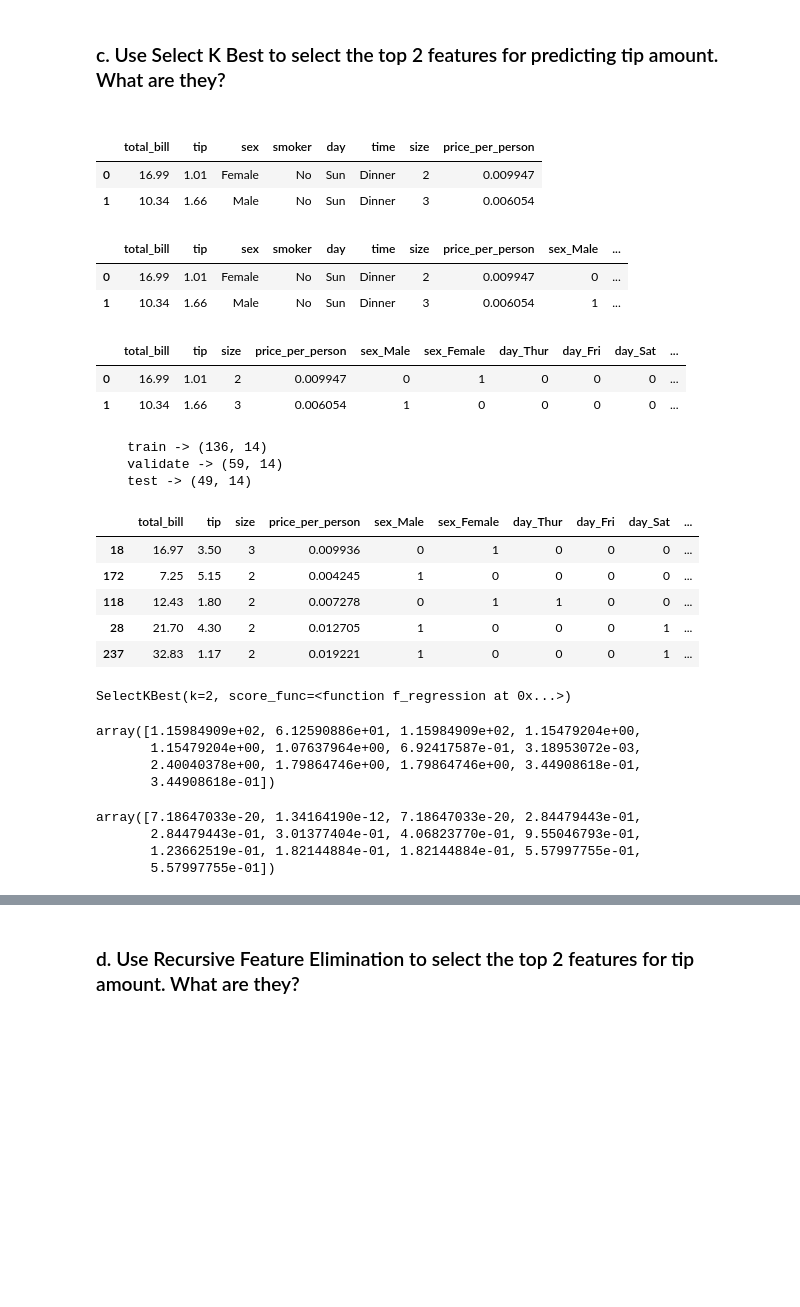
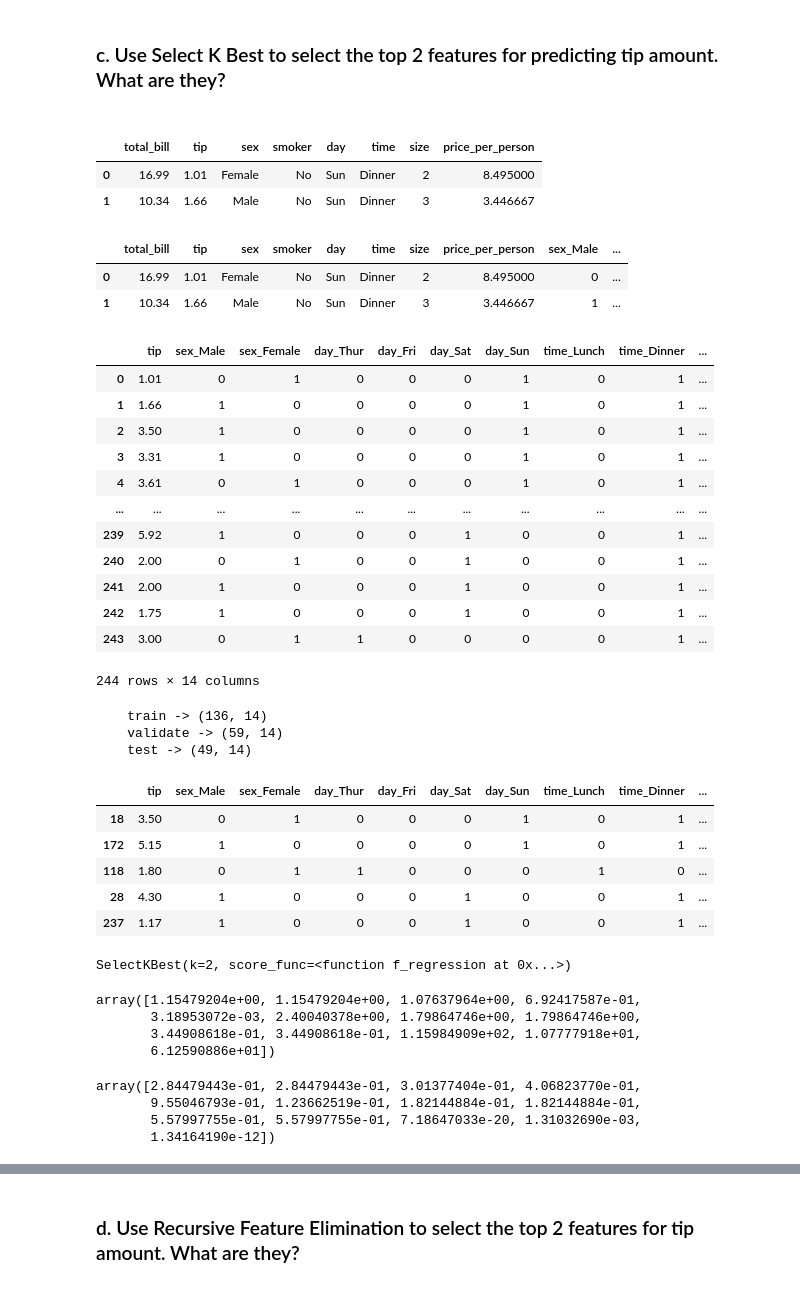
Before and after one commit to Saul-Gonzalez3/regression-exercises, a Jupyter notebook: feature_engineering.ipynb, the cells around one changed output, grey strips where cells are left out. Drawn from its saved outputs; the diff is of its cells as text; code cells hidden in the pictures; blank space fills up the shorter version.

```diff
--- a/feature_engineering.ipynb
+++ b/feature_engineering.ipynb
@@ -79,7 +79,7 @@ memory usage: 7.4 KB
 <h3>a. Create a column named price_per_person. This should be the total bill divided by the party size.
 <h3/>
 # %%
-df['price_per_person'] = df.total_bill / df.size
+df['price_per_person'] = df['total_bill' ]/ df['size']
 df.head()
 # %% [output]
 |  | total_bill | tip | sex | smoker | day | time | size | price_per_person |
@@ -100,8 +100,8 @@ df.head()
 df.head(2)
 # %% [output]
 |  | total_bill | tip | sex | smoker | day | time | size | price_per_person |
-| 0 | 16.99 | 1.01 | Female | No | Sun | Dinner | 2 | 0.009947 |
-| 1 | 10.34 | 1.66 | Male | No | Sun | Dinner | 3 | 0.006054 |
+| 0 | 16.99 | 1.01 | Female | No | Sun | Dinner | 2 | 8.495000 |
+| 1 | 10.34 | 1.66 | Male | No | Sun | Dinner | 3 | 3.446667 |
 # %%
 def clean_tips(df):
     dummy_df = pd.get_dummies(df[['sex', 'day', 'time', 'smoker']], drop_first=False)
@@ -110,21 +110,47 @@ def clean_tips(df):
 
 def machine_tips(cleaned_df):
     machine_df = cleaned_df.drop(columns = ['sex', 'day', 'time', 'smoker'])
+
+
+    import sklearn.preprocessing
+    # 1. create the object
+    scaler = sklearn.preprocessing.MinMaxScaler()
+
+    # 2. fit the object (learn the min and max value)
+    scaler.fit(machine_df[['total_bill', 'price_per_person', 'size']])
+
+    # 3. use the object (use the min, max to do the transformation)
+
+    scaled_stuff = scaler.transform(machine_df[['total_bill', 'price_per_person', 'size']])
+
+    machine_df[['total_bill_scaled', 'price_per_person_scaled', 'size_scaled']] = scaled_stuff
+
+    machine_df = machine_df.drop(columns = ['total_bill', 'price_per_person', 'size'])
     return machine_df
 # %%
 cleaned_df = clean_tips(df)
 cleaned_df.head(2)
 # %% [output]
 |  | total_bill | tip | sex | smoker | day | time | size | price_per_person | sex_Male | ... |
-| 0 | 16.99 | 1.01 | Female | No | Sun | Dinner | 2 | 0.009947 | 0 | ... |
-| 1 | 10.34 | 1.66 | Male | No | Sun | Dinner | 3 | 0.006054 | 1 | ... |
+| 0 | 16.99 | 1.01 | Female | No | Sun | Dinner | 2 | 8.495000 | 0 | ... |
+| 1 | 10.34 | 1.66 | Male | No | Sun | Dinner | 3 | 3.446667 | 1 | ... |
 # %%
 machine_df = machine_tips(cleaned_df)
-machine_df.head(2)
+machine_df
 # %% [output]
-|  | total_bill | tip | size | price_per_person | sex_Male | sex_Female | day_Thur | day_Fri | day_Sat | ... |
-| 0 | 16.99 | 1.01 | 2 | 0.009947 | 0 | 1 | 0 | 0 | 0 | ... |
-| 1 | 10.34 | 1.66 | 3 | 0.006054 | 1 | 0 | 0 | 0 | 0 | ... |
+|  | tip | sex_Male | sex_Female | day_Thur | day_Fri | day_Sat | day_Sun | time_Lunch | time_Dinner | ... |
+| 0 | 1.01 | 0 | 1 | 0 | 0 | 0 | 1 | 0 | 1 | ... |
+| 1 | 1.66 | 1 | 0 | 0 | 0 | 0 | 1 | 0 | 1 | ... |
+| 2 | 3.50 | 1 | 0 | 0 | 0 | 0 | 1 | 0 | 1 | ... |
+| 3 | 3.31 | 1 | 0 | 0 | 0 | 0 | 1 | 0 | 1 | ... |
+| 4 | 3.61 | 0 | 1 | 0 | 0 | 0 | 1 | 0 | 1 | ... |
+| ... | ... | ... | ... | ... | ... | ... | ... | ... | ... | ... |
+| 239 | 5.92 | 1 | 0 | 0 | 0 | 1 | 0 | 0 | 1 | ... |
+| 240 | 2.00 | 0 | 1 | 0 | 0 | 1 | 0 | 0 | 1 | ... |
+| 241 | 2.00 | 1 | 0 | 0 | 0 | 1 | 0 | 0 | 1 | ... |
+| 242 | 1.75 | 1 | 0 | 0 | 0 | 1 | 0 | 0 | 1 | ... |
+| 243 | 3.00 | 0 | 1 | 1 | 0 | 0 | 0 | 0 | 1 | ... |
+244 rows × 14 columns
 # %%
 def split_data(machine_df):
     '''
@@ -153,12 +179,12 @@ train.head()
     train -> (136, 14)
     validate -> (59, 14)
     test -> (49, 14)
-|  | total_bill | tip | size | price_per_person | sex_Male | sex_Female | day_Thur | day_Fri | day_Sat | ... |
-| 18 | 16.97 | 3.50 | 3 | 0.009936 | 0 | 1 | 0 | 0 | 0 | ... |
-| 172 | 7.25 | 5.15 | 2 | 0.004245 | 1 | 0 | 0 | 0 | 0 | ... |
-| 118 | 12.43 | 1.80 | 2 | 0.007278 | 0 | 1 | 1 | 0 | 0 | ... |
-| 28 | 21.70 | 4.30 | 2 | 0.012705 | 1 | 0 | 0 | 0 | 1 | ... |
-| 237 | 32.83 | 1.17 | 2 | 0.019221 | 1 | 0 | 0 | 0 | 1 | ... |
+|  | tip | sex_Male | sex_Female | day_Thur | day_Fri | day_Sat | day_Sun | time_Lunch | time_Dinner | ... |
+| 18 | 3.50 | 0 | 1 | 0 | 0 | 0 | 1 | 0 | 1 | ... |
+| 172 | 5.15 | 1 | 0 | 0 | 0 | 0 | 1 | 0 | 1 | ... |
+| 118 | 1.80 | 0 | 1 | 1 | 0 | 0 | 0 | 1 | 0 | ... |
+| 28 | 4.30 | 1 | 0 | 0 | 0 | 1 | 0 | 0 | 1 | ... |
+| 237 | 1.17 | 1 | 0 | 0 | 0 | 1 | 0 | 0 | 1 | ... |
 # %%
 X_train=train.drop(columns='tip')
 y_train=train.tip
@@ -180,18 +206,18 @@ SelectKBest(k=2, score_func=<function f_regression at 0x...>)
 # statistical f-value / feature's scores:
 kbest.scores_
 # %% [output]
-array([1.15984909e+02, 6.12590886e+01, 1.15984909e+02, 1.15479204e+00,
-       1.15479204e+00, 1.07637964e+00, 6.92417587e-01, 3.18953072e-03,
-       2.40040378e+00, 1.79864746e+00, 1.79864746e+00, 3.44908618e-01,
-       3.44908618e-01])
+array([1.15479204e+00, 1.15479204e+00, 1.07637964e+00, 6.92417587e-01,
+       3.18953072e-03, 2.40040378e+00, 1.79864746e+00, 1.79864746e+00,
+       3.44908618e-01, 3.44908618e-01, 1.15984909e+02, 1.07777918e+01,
+       6.12590886e+01])
 # %%
 # p value:
 kbest.pvalues_
 # %% [output]
-array([7.18647033e-20, 1.34164190e-12, 7.18647033e-20, 2.84479443e-01,
-       2.84479443e-01, 3.01377404e-01, 4.06823770e-01, 9.55046793e-01,
-       1.23662519e-01, 1.82144884e-01, 1.82144884e-01, 5.57997755e-01,
-       5.57997755e-01])
+array([2.84479443e-01, 2.84479443e-01, 3.01377404e-01, 4.06823770e-01,
+       9.55046793e-01, 1.23662519e-01, 1.82144884e-01, 1.82144884e-01,
+       5.57997755e-01, 5.57997755e-01, 7.18647033e-20, 1.31032690e-03,
+       1.34164190e-12])
 # %%
 kbest.feature_names_in_
 # %% [output]
```
Also changed, not shown: parts of 11 cells of this notebook.
